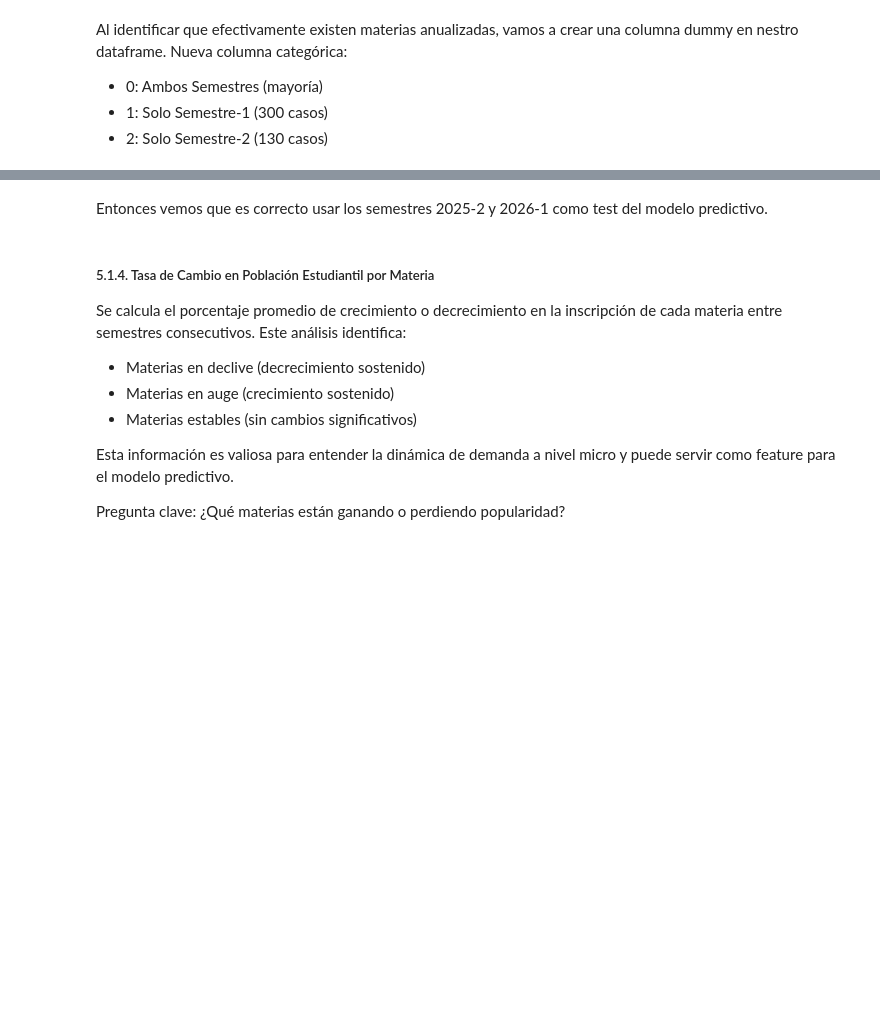
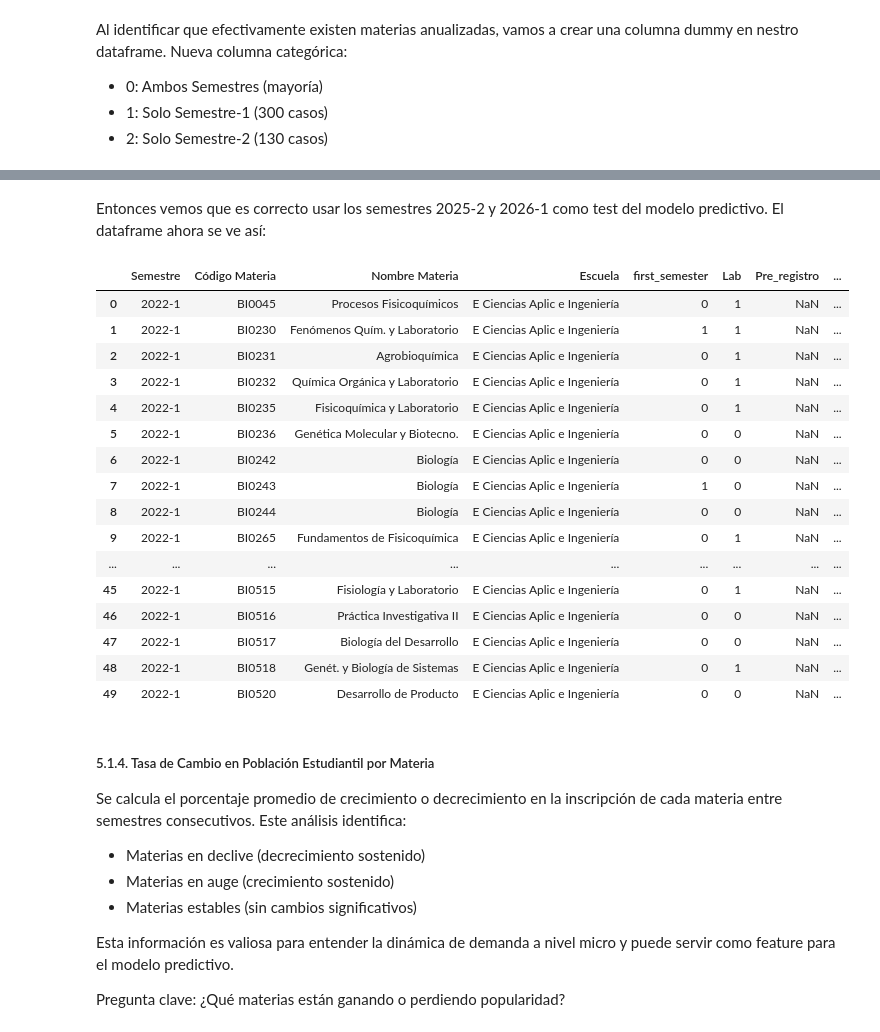
Before and after one commit to SaraMR9/Maestria---Fundamentos-en-ciencia-de-datos, a Jupyter notebook: Proyecto_Final/notebooks/20260207_Final_Project.ipynb, the cells around one changed output, grey strips where cells are left out. Drawn from its saved outputs; the diff is of its cells as text; code cells hidden in the pictures; blank space fills up the shorter version.

```diff
--- a/Proyecto_Final/notebooks/20260207_Final_Project.ipynb
+++ b/Proyecto_Final/notebooks/20260207_Final_Project.ipynb
@@ -2452,5 +2465,25 @@ Valores nulos en Tipo_Oferta_Cod: 0
 # %% [markdown]
-Entonces vemos que es correcto usar los semestres 2025-2 y 2026-1 como test del modelo predictivo.
+Entonces vemos que es correcto usar los semestres 2025-2 y 2026-1 como test del modelo predictivo. El dataframe ahora se ve así:
+# %%
+df_final.head(50)
+# %% [output]
+|  | Semestre | Código Materia | Nombre Materia | Escuela | first_semester | Lab | Pre_registro | ... |
+| 0 | 2022-1 | BI0045 | Procesos Fisicoquímicos | E Ciencias Aplic e Ingeniería | 0 | 1 | NaN | ... |
+| 1 | 2022-1 | BI0230 | Fenómenos Quím. y Laboratorio | E Ciencias Aplic e Ingeniería | 1 | 1 | NaN | ... |
+| 2 | 2022-1 | BI0231 | Agrobioquímica | E Ciencias Aplic e Ingeniería | 0 | 1 | NaN | ... |
+| 3 | 2022-1 | BI0232 | Química Orgánica y Laboratorio | E Ciencias Aplic e Ingeniería | 0 | 1 | NaN | ... |
+| 4 | 2022-1 | BI0235 | Fisicoquímica y Laboratorio | E Ciencias Aplic e Ingeniería | 0 | 1 | NaN | ... |
+| 5 | 2022-1 | BI0236 | Genética Molecular y Biotecno. | E Ciencias Aplic e Ingeniería | 0 | 0 | NaN | ... |
+| 6 | 2022-1 | BI0242 | Biología | E Ciencias Aplic e Ingeniería | 0 | 0 | NaN | ... |
+| 7 | 2022-1 | BI0243 | Biología | E Ciencias Aplic e Ingeniería | 1 | 0 | NaN | ... |
+| 8 | 2022-1 | BI0244 | Biología | E Ciencias Aplic e Ingeniería | 0 | 0 | NaN | ... |
+| 9 | 2022-1 | BI0265 | Fundamentos de Fisicoquímica | E Ciencias Aplic e Ingeniería | 0 | 1 | NaN | ... |
+| ... | ... | ... | ... | ... | ... | ... | ... | ... |
+| 45 | 2022-1 | BI0515 | Fisiología y Laboratorio | E Ciencias Aplic e Ingeniería | 0 | 1 | NaN | ... |
+| 46 | 2022-1 | BI0516 | Práctica Investigativa II | E Ciencias Aplic e Ingeniería | 0 | 0 | NaN | ... |
+| 47 | 2022-1 | BI0517 | Biología del Desarrollo | E Ciencias Aplic e Ingeniería | 0 | 0 | NaN | ... |
+| 48 | 2022-1 | BI0518 | Genét. y Biología de Sistemas | E Ciencias Aplic e Ingeniería | 0 | 1 | NaN | ... |
+| 49 | 2022-1 | BI0520 | Desarrollo de Producto | E Ciencias Aplic e Ingeniería | 0 | 0 | NaN | ... |
 # %% [markdown]
 ##### 5.1.4. Tasa de Cambio en Población Estudiantil por Materia
 Se calcula el porcentaje promedio de crecimiento o decrecimiento en la inscripción de cada materia entre semestres consecutivos. Este análisis identifica:
```
Also changed, not shown: parts of 18 cells of this notebook.
